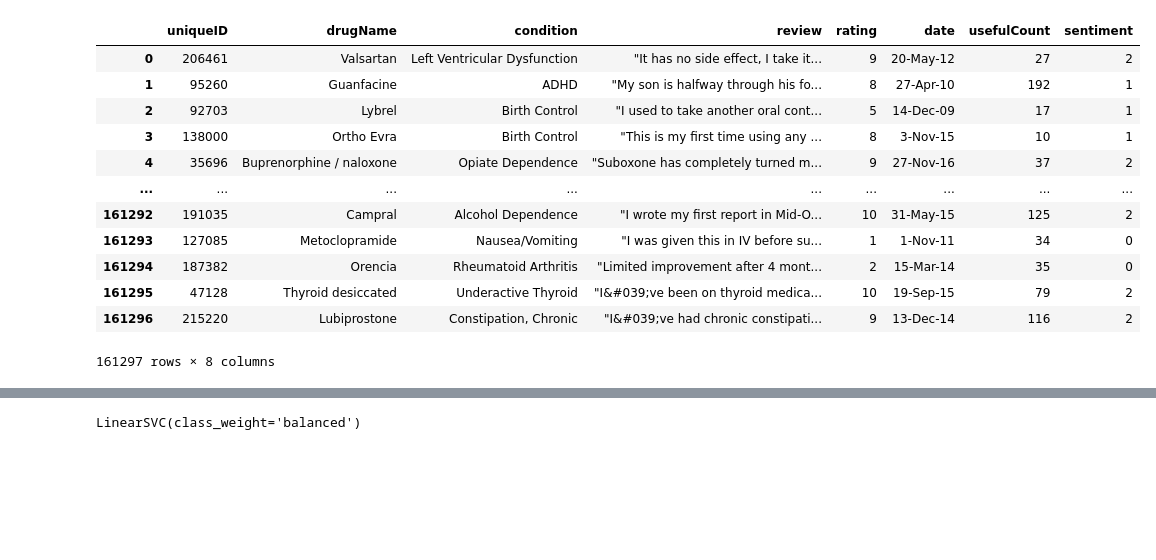
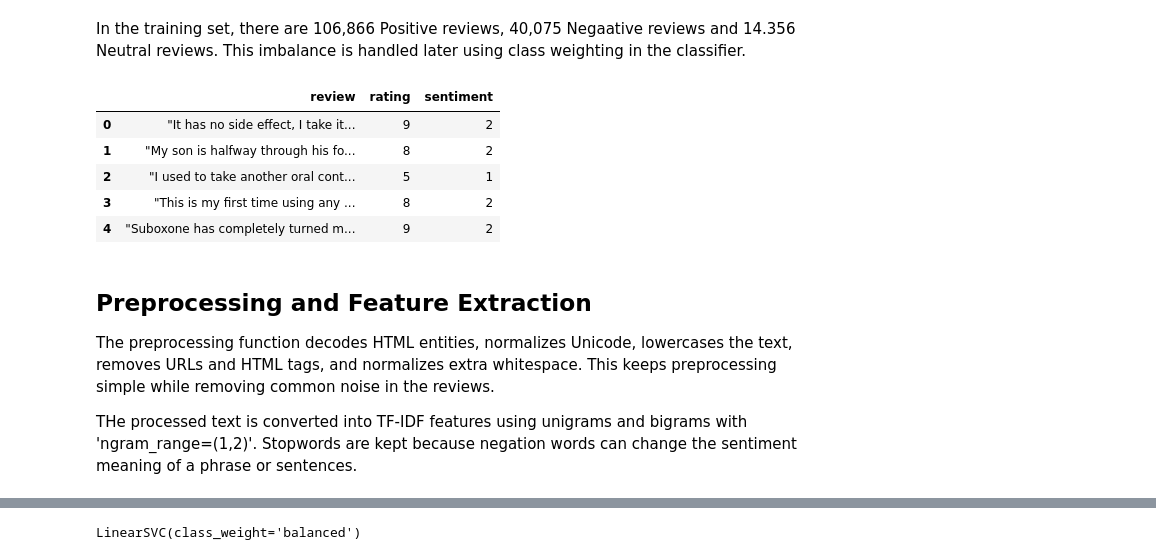
Before and after one commit to aronwilbert/COMP8420-Group-L-Healthcare, a Jupyter notebook: sentiment-analysis/drugs-review-sentiment.ipynb, the cells around one changed output, grey strips where cells are left out. Drawn from its saved outputs; the diff is of its cells as text; code cells hidden in the pictures; blank space fills up the shorter version.

```diff
--- a/sentiment-analysis/drugs-review-sentiment.ipynb
+++ b/sentiment-analysis/drugs-review-sentiment.ipynb
@@ -79,11 +50,14 @@ SENTIMENT_LABEL_MAP = {
 def rating_to_label(rating):
     rating = int(rating)
     if 1 <= rating <= 4:
-        return 0
-    elif 5 <= rating <= 8:
-        return 1
+        return 0 #NEGATIVE
+    elif 5 <= rating <= 6:
+        return 1 # NEUTRAL
     else:
-        return 2
+        return 2 # POSITIVE
 
 drugs_train['sentiment'] = drugs_train['rating'].map(rating_to_label)
 drugs_test['sentiment'] = drugs_test['rating'].map(rating_to_label)
+
+print(drugs_train["sentiment"].map(SENTIMENT_LABEL_MAP).value_counts())
+print(drugs_test["sentiment"].map(SENTIMENT_LABEL_MAP).value_counts())
@@ -90,17 +84,18 @@ drugs_test['sentiment'] = drugs_test['rating'].map(rating_to_label)
+# %% [markdown]
+In the training set, there are 106,866 Positive reviews, 40,075 Negaative reviews and 14.356 Neutral reviews. This imbalance is handled later using class weighting in the classifier.
 # %%
-drugs_train
+drugs_train[["review", "rating", "sentiment"]].head()
 # %% [output]
-|  | uniqueID | drugName | condition | review | rating | date | usefulCount | sentiment |
-| 0 | 206461 | Valsartan | Left Ventricular Dysfunction | "It has no side effect, I take it... | 9 | 20-May-12 | 27 | 2 |
-| 1 | 95260 | Guanfacine | ADHD | "My son is halfway through his fo... | 8 | 27-Apr-10 | 192 | 1 |
-| 2 | 92703 | Lybrel | Birth Control | "I used to take another oral cont... | 5 | 14-Dec-09 | 17 | 1 |
-| 3 | 138000 | Ortho Evra | Birth Control | "This is my first time using any ... | 8 | 3-Nov-15 | 10 | 1 |
-| 4 | 35696 | Buprenorphine / naloxone | Opiate Dependence | "Suboxone has completely turned m... | 9 | 27-Nov-16 | 37 | 2 |
-| ... | ... | ... | ... | ... | ... | ... | ... | ... |
-| 161292 | 191035 | Campral | Alcohol Dependence | "I wrote my first report in Mid-O... | 10 | 31-May-15 | 125 | 2 |
-| 161293 | 127085 | Metoclopramide | Nausea/Vomiting | "I was given this in IV before su... | 1 | 1-Nov-11 | 34 | 0 |
-| 161294 | 187382 | Orencia | Rheumatoid Arthritis | "Limited improvement after 4 mont... | 2 | 15-Mar-14 | 35 | 0 |
-| 161295 | 47128 | Thyroid desiccated | Underactive Thyroid | "I&#039;ve been on thyroid medica... | 10 | 19-Sep-15 | 79 | 2 |
-| 161296 | 215220 | Lubiprostone | Constipation, Chronic | "I&#039;ve had chronic constipati... | 9 | 13-Dec-14 | 116 | 2 |
+|  | review | rating | sentiment |
+| 0 | "It has no side effect, I take it... | 9 | 2 |
+| 1 | "My son is halfway through his fo... | 8 | 2 |
+| 2 | "I used to take another oral cont... | 5 | 1 |
+| 3 | "This is my first time using any ... | 8 | 2 |
+| 4 | "Suboxone has completely turned m... | 9 | 2 |
-161297 rows × 8 columns
+# %% [markdown]
+## Preprocessing and Feature Extraction
+
+The preprocessing function decodes HTML entities, normalizes Unicode, lowercases the text, removes URLs and HTML tags, and normalizes extra whitespace. This keeps preprocessing simple while removing common noise in the reviews.
+
+THe processed text is converted into TF-IDF features using unigrams and bigrams with 'ngram_range=(1,2)'. Stopwords are kept because negation words can change the sentiment meaning of a phrase or sentences.
 # %%
```
Also changed, not shown: parts of 22 cells of this notebook, 1 other file.
